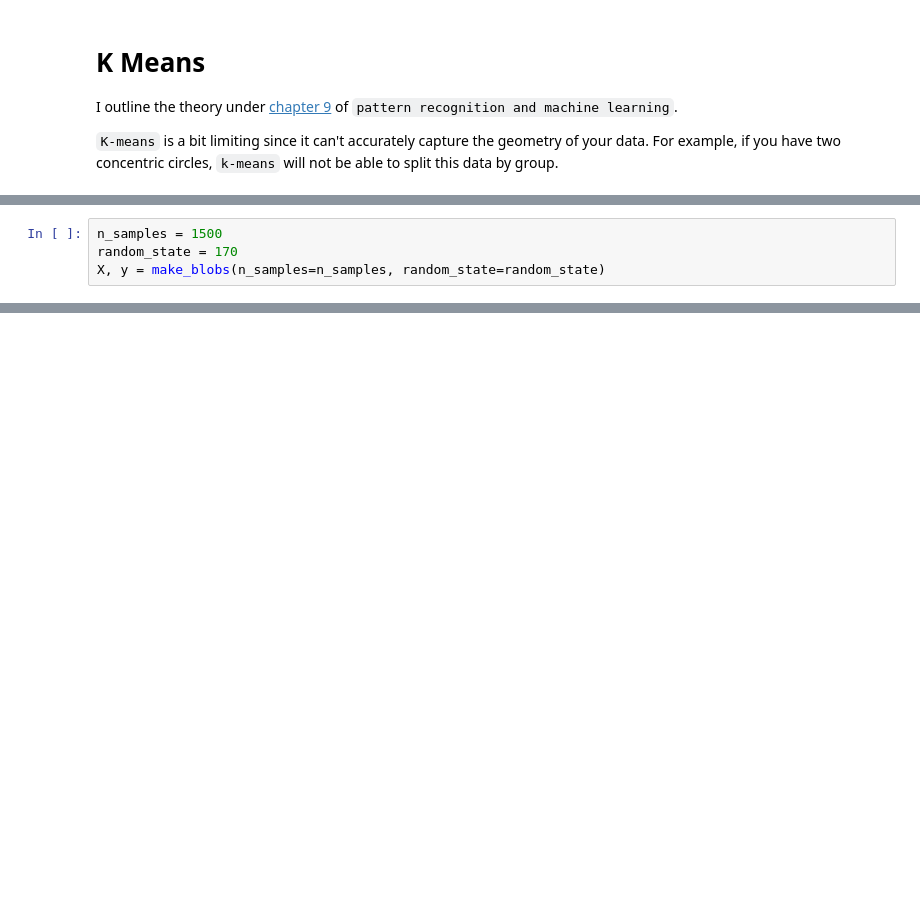
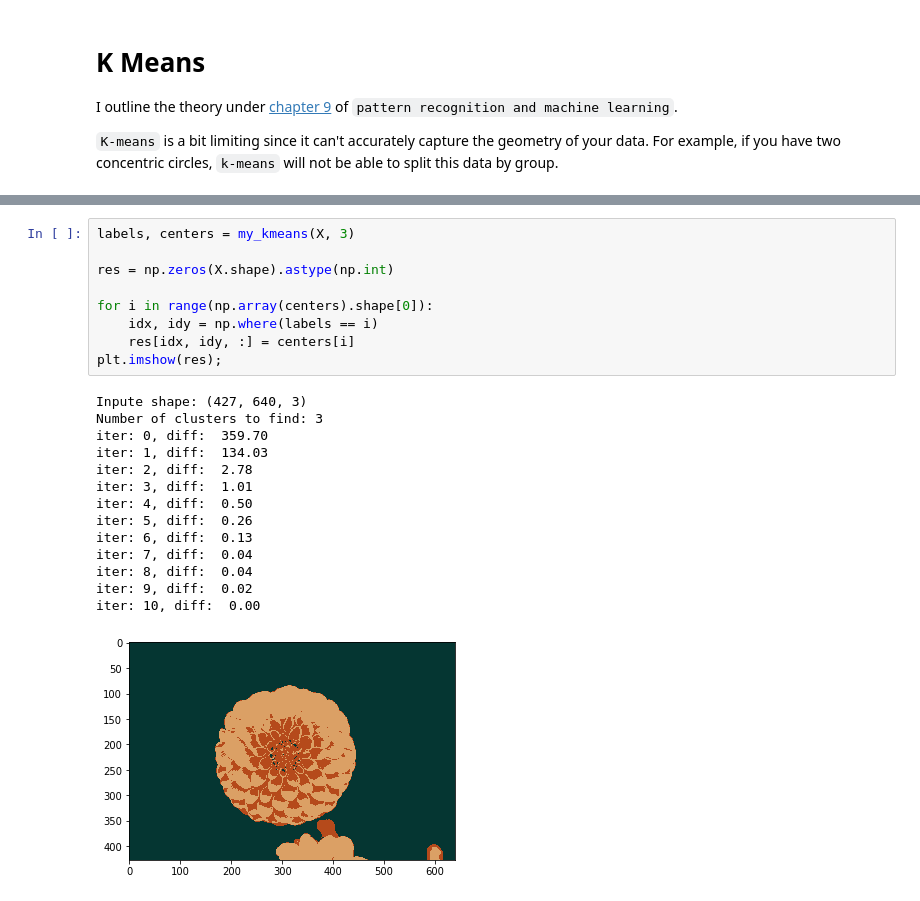
Before and after one commit to gstvolvr/notebooks, a Jupyter notebook: concepts/learning/unsupervised/clustering/k_means.ipynb, the cells around one changed output, grey strips where cells are left out. Saved outputs shown, nothing was run; the diff lists cells and outputs as text; blank space fills up the shorter version.

```diff
--- a/concepts/learning/unsupervised/clustering/k_means.ipynb
+++ b/concepts/learning/unsupervised/clustering/k_means.ipynb
@@ -25,4 +5,0 @@ def k_means(arr, K, max_iter=100):
-# %%
-n_samples = 1500
-random_state = 170
-X, y = make_blobs(n_samples=n_samples, random_state=random_state)
@@ -48,0 +55,24 @@ NameError: name 'img' is not defined
+# %%
+labels, centers = my_kmeans(X, 3)
+
+res = np.zeros(X.shape).astype(np.int)
+
+for i in range(np.array(centers).shape[0]):
+    idx, idy = np.where(labels == i)
+    res[idx, idy, :] = centers[i]
+plt.imshow(res);
+# %% [output]
+Inpute shape: (427, 640, 3)
+Number of clusters to find: 3
+iter: 0, diff:  359.70
+iter: 1, diff:  134.03
+iter: 2, diff:  2.78
+iter: 3, diff:  1.01
+iter: 4, diff:  0.50
+iter: 5, diff:  0.26
+iter: 6, diff:  0.13
+iter: 7, diff:  0.04
+iter: 8, diff:  0.04
+iter: 9, diff:  0.02
+iter: 10, diff:  0.00
+[figure, added]
```
Also changed, not shown: parts of 7 cells of this notebook.
